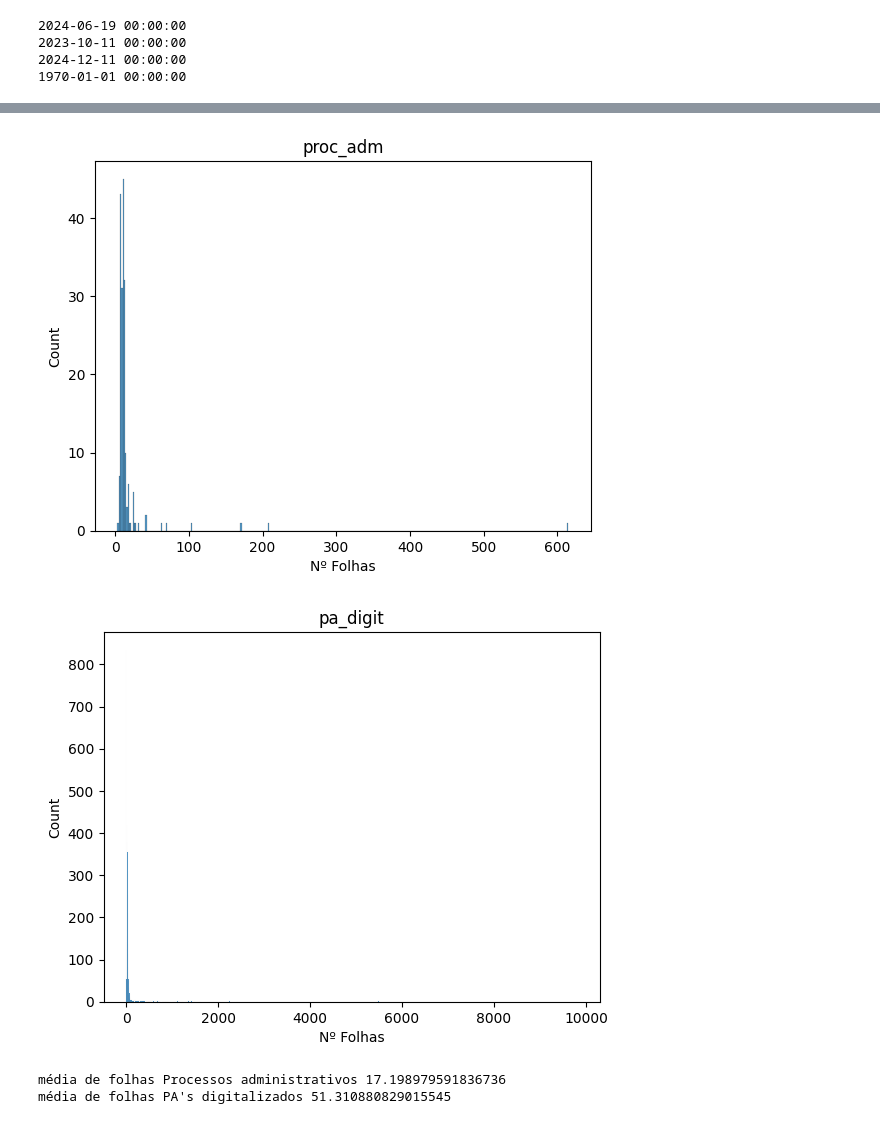
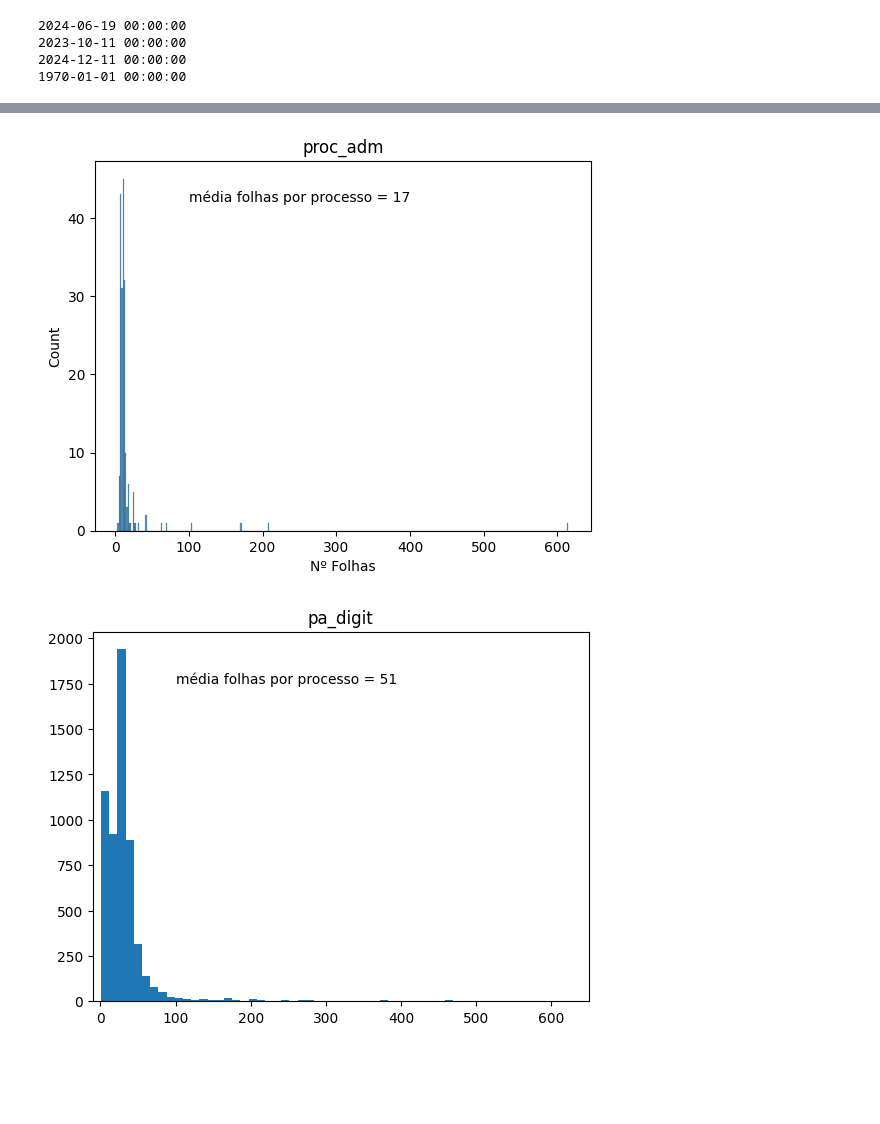
Before and after one commit to Gabxist/Prog_ap, a Jupyter notebook: Prog_ap_ANALISE_DE_DADOS.ipynb, the cells around one changed output, grey strips where cells are left out. Drawn from its saved outputs; the diff is of its cells as text; code cells hidden in the pictures; blank space fills up the shorter version.

```diff
--- a/Prog_ap_ANALISE_DE_DADOS.ipynb
+++ b/Prog_ap_ANALISE_DE_DADOS.ipynb
@@ -132,18 +144,19 @@ plt.show()
-# %%
-a =proc_adm['Nº Folhas']
-b = pa_digit['Nº Folhas']
-sns.histplot(a)
-plt.title('proc_adm')
-plt.show()
-sns.histplot(b)
-plt.title('pa_digit')
-plt.show()
-print('média de folhas Processos administrativos',np.mean(a))
-print("média de folhas PA's digitalizados",np.mean(b))
-# %% [output]
-[figure, removed]
-[figure, removed]
-média de folhas Processos administrativos 17.198979591836736
-média de folhas PA's digitalizados 51.310880829015545
+# %%
+a =proc_adm['Nº Folhas']
+b = pa_digit['Nº Folhas']
+aa = np.mean(a)
+bb = np.mean(b)
+sns.histplot(a)
+plt.title('proc_adm')
+plt.text (100,42,'média folhas por processo = '+str(int(aa)))
+plt.show()
+plt.hist(b, bins=900)
+plt.title('pa_digit')
+plt.text (100,1750,'média folhas por processo = '+str(int(bb)))
+plt.xlim([-10,650])
+plt.show()
+# %% [output]
+[figure, added]
+[figure, added]
 # %%
 proc_adm_list =proc_adm['Responsável pela Indexação ao SEI'].value_counts()
```
Also changed, not shown: parts of 14 cells of this notebook.
